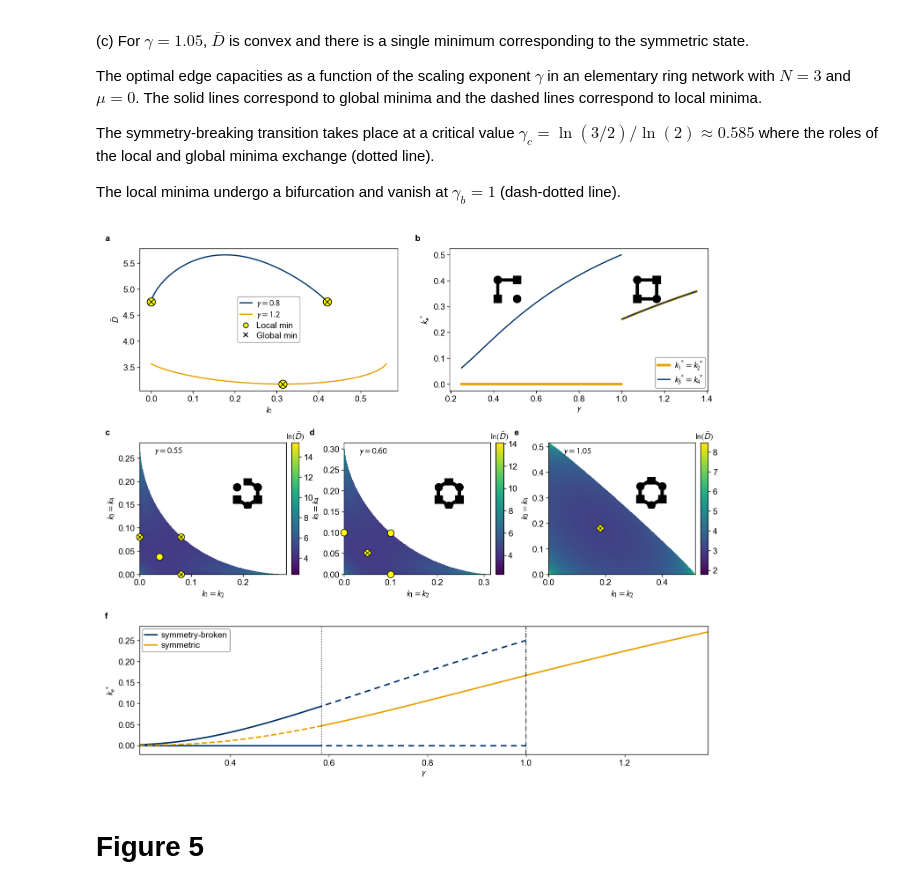
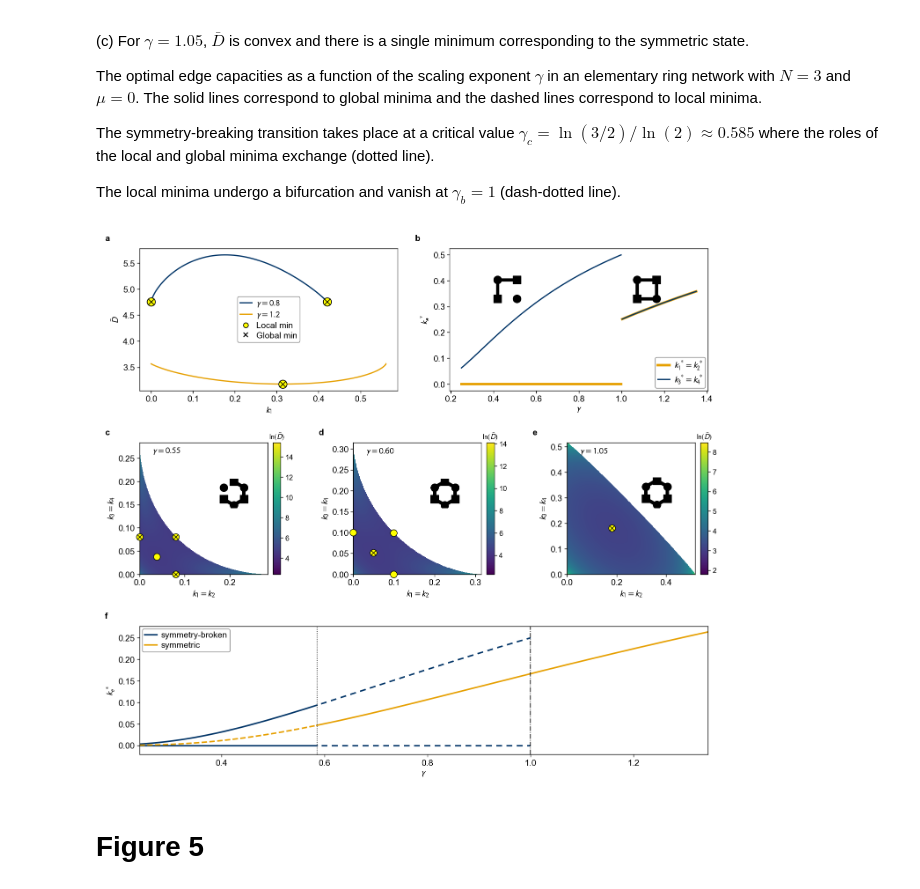
Before and after one commit to ibfzj/optimal-networks, a Jupyter notebook: rings.ipynb, the cells around one changed output. Drawn from its saved outputs; the diff is of its cells as text; code cells hidden in the pictures.

```diff
--- a/rings.ipynb
+++ b/rings.ipynb
@@ -54,14 +54,12 @@ gammas_ab = [0.8, 1.2]
 gammas_b = np.linspace(0.25, 1.35, 220)
 gammas_cde = [0.55, 0.60, 1.05]
 
-# grid sets the heatmap resolution of subplots (c), (d) and (e). These rasterise
-# into the vector PDF, so it has to clear 300 dpi at the printed panel width.
+# grid sets the heatmap resolution of subplots (c), (d) and (e).
 # minima_grid is the separate and much slower minima search.
 grid = 620
 minima_grid = 260
 
-# Define the layout, in millimetres. The width is 179 mm rather than the 180 mm
-# double column width, because no figure may be larger than 260 x 179 mm.
+
 
 width, height = 179.0, 160.0
 left, right = 12.0, 3.0
@@ -74,7 +72,7 @@ row3_bottom, row3_height = 9.0, 37.0
 row1_gap = 15.0
 row1_w = (avail - row1_gap) / 2.0
 
-cb_w, cb_pad, row2_gap = 2.2, 1.5, 13.0
+cb_w, cb_pad, row2_gap = 2.2, 1.5, 21.0
 row2_w = (avail - 3 * (cb_pad + cb_w) - 2 * row2_gap) / 3.0
 block_w = row2_w + cb_pad + cb_w
 
@@ -102,6 +100,7 @@ plot_fig2b_N2(gammas_b, kappa=kappa, ax=ax_b, lw_thick=2.0, lw_thin=1.0, legend_
 # Inset positions
 
 
+
 ax_inset1 = ax_b.inset_axes([0.12, 0.60, 0.28, 0.36])
 ax_inset2 = ax_b.inset_axes([0.66, 0.60, 0.28, 0.36])
 
@@ -123,9 +122,7 @@ pos_square_4 = {
     3: (0, -0.15),
 }
 
-# node_size and lw_scale reproduce the printed size of the original insets: the
-# old figure was drawn 12 in wide and reduced to the column, a factor of 0.59,
-# whereas this figure is already at its final size.
+
 draw_weighted_network_on_ax(G_left, ax_inset1, pos_square_4, color="black", node_size=42, lw_scale=0.295)
 draw_weighted_network_on_ax(G_right, ax_inset2, pos_square_4, color="black", node_size=42, lw_scale=0.295)
 
@@ -138,40 +135,40 @@ for i, gamma in enumerate(gammas_cde):
     cax = fig.add_axes(rect(x + row2_w + cb_pad, row2_bottom, cb_w, row2_height))
 
     plot_Figure3(gamma, mu=mu, beta=beta, kappa=kappa, grid=grid, minima_grid=minima_grid,
-                 ax=ax, cax=cax, label_above=True, cbar_labelsize=figstyle.FONT_TICK,
+                 ax=ax, cax=cax, label_above=True, cbar_labelsize=6.0,
                  s_circle=30, s_cross=17, marker_lw=0.5, gamma_label_xy=(0.10, 0.97))
     add_insets_to_Figure3(ax, gamma, kappa=kappa, node_size=40, lw_scale=0.472)
 
 
-# Subplot (f), stretched so that gamma_c and gamma_b fall in the gaps between (c), (d) and (e)
+# Subplot (f)
 
 ax_f = fig.add_axes(rect(left, row3_bottom, avail, row3_height))
 
 gap1 = left + block_w + row2_gap / 2.0
 gap2 = left + 2 * block_w + row2_gap + row2_gap / 2.0
 gamma_min, gamma_max = stretched_xlim(GAMMA_C_N3, GAMMA_B_N3, (gap1 - left) / avail, (gap2 - left) / avail)
 
 plot_Figure4(ax=ax_f, kappa=kappa, gamma_min=gamma_min, gamma_max=gamma_max,
              lw=1.2, guide_lw=0.6, legend_fontsize=figstyle.FONT_LEGEND, legend_loc="upper left")
 
 # Panel labels, bare bold lowercase
 
 panels = [("a", left, row1_bottom + row1_height),
           ("b", left + row1_w + row1_gap, row1_bottom + row1_height),
           ("c", left, row2_bottom + row2_height),
           ("d", left + block_w + row2_gap, row2_bottom + row2_height),
           ("e", left + 2 * (block_w + row2_gap), row2_bottom + row2_height),
           ("f", left, row3_bottom + row3_height)]
 
 for letter, x, y in panels:
     figstyle.panel_label(fig, letter, (x - 10.0) / width, (y + 4.0) / height)
 
-# bbox_inches="tight" is deliberately not used: it would crop to the drawn
-# content and change the width away from the intended 179 mm.
+# bbox_inches="tight" is deliberately not used
+
 #fig.savefig("Figure2.pdf", format="pdf")
 plt.show()
 # %% [output]
-[figure, old version]
+[figure, new version]
 # %% [markdown]
 # Figure 5
 # %% [markdown]
```
